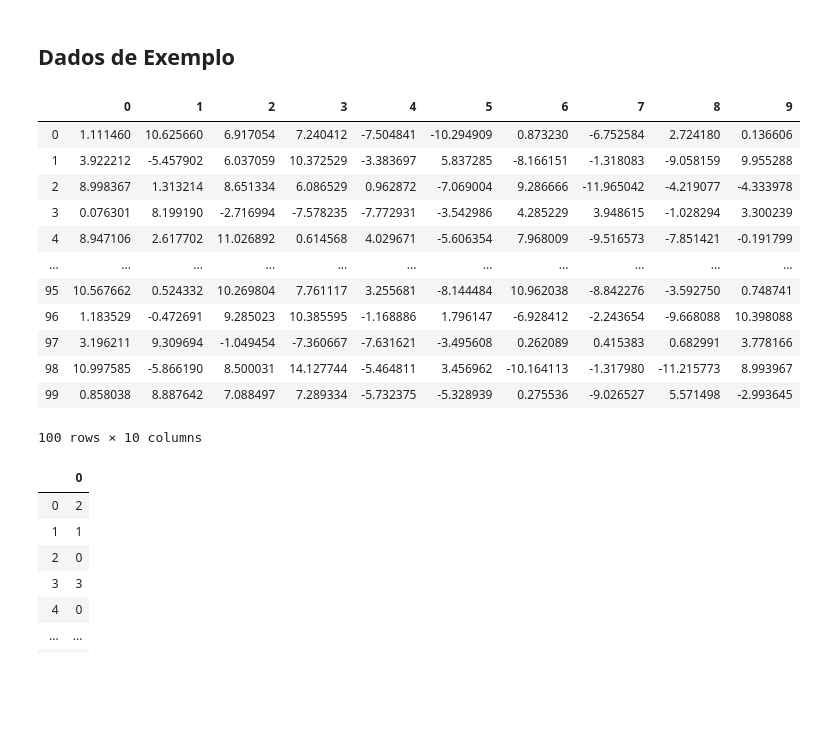
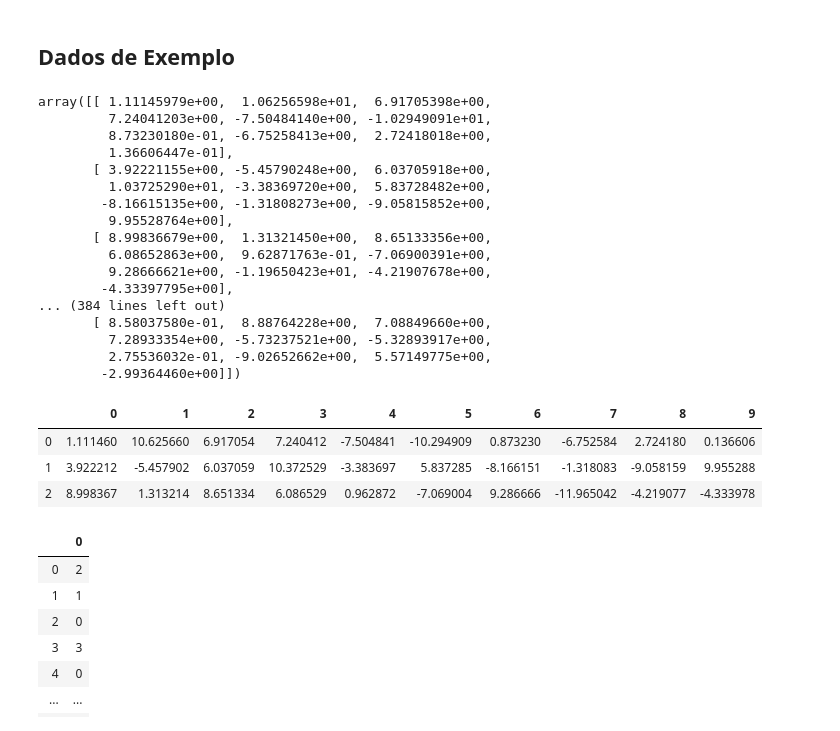
Before and after one commit to gabubellon/xp-ds-joi-2019, a Jupyter notebook: semana06/01.semana06.ipynb, the cells around one changed output. Drawn from its saved outputs; the diff is of its cells as text; code cells hidden in the pictures; blank space fills up the shorter version.

```diff
--- a/semana06/01.semana06.ipynb
+++ b/semana06/01.semana06.ipynb
@@ -24,22 +24,33 @@ X1, Y1 = make_blobs(n_features=10,
          n_samples=100,
          centers=4, random_state=4,
          cluster_std=2)
+# %%
+X1
+# %% [output]
+array([[ 1.11145979e+00,  1.06256598e+01,  6.91705398e+00,
+         7.24041203e+00, -7.50484140e+00, -1.02949091e+01,
+         8.73230180e-01, -6.75258413e+00,  2.72418018e+00,
+         1.36606447e-01],
+       [ 3.92221155e+00, -5.45790248e+00,  6.03705918e+00,
+         1.03725290e+01, -3.38369720e+00,  5.83728482e+00,
+        -8.16615135e+00, -1.31808273e+00, -9.05815852e+00,
+         9.95528764e+00],
+       [ 8.99836679e+00,  1.31321450e+00,  8.65133356e+00,
+         6.08652863e+00,  9.62871763e-01, -7.06900391e+00,
+         9.28666621e+00, -1.19650423e+01, -4.21907678e+00,
+        -4.33397795e+00],
+... (384 lines left out)
+       [ 8.58037580e-01,  8.88764228e+00,  7.08849660e+00,
+         7.28933354e+00, -5.73237521e+00, -5.32893917e+00,
+         2.75536032e-01, -9.02652662e+00,  5.57149775e+00,
+        -2.99364460e+00]])
 # %%
-pd.DataFrame(X1)
+pd.DataFrame(X1).head(3)
 # %% [output]
 |  | 0 | 1 | 2 | 3 | 4 | 5 | 6 | 7 | 8 | 9 |
 | 0 | 1.111460 | 10.625660 | 6.917054 | 7.240412 | -7.504841 | -10.294909 | 0.873230 | -6.752584 | 2.724180 | 0.136606 |
 | 1 | 3.922212 | -5.457902 | 6.037059 | 10.372529 | -3.383697 | 5.837285 | -8.166151 | -1.318083 | -9.058159 | 9.955288 |
 | 2 | 8.998367 | 1.313214 | 8.651334 | 6.086529 | 0.962872 | -7.069004 | 9.286666 | -11.965042 | -4.219077 | -4.333978 |
-| 3 | 0.076301 | 8.199190 | -2.716994 | -7.578235 | -7.772931 | -3.542986 | 4.285229 | 3.948615 | -1.028294 | 3.300239 |
-| 4 | 8.947106 | 2.617702 | 11.026892 | 0.614568 | 4.029671 | -5.606354 | 7.968009 | -9.516573 | -7.851421 | -0.191799 |
-| ... | ... | ... | ... | ... | ... | ... | ... | ... | ... | ... |
-| 95 | 10.567662 | 0.524332 | 10.269804 | 7.761117 | 3.255681 | -8.144484 | 10.962038 | -8.842276 | -3.592750 | 0.748741 |
-| 96 | 1.183529 | -0.472691 | 9.285023 | 10.385595 | -1.168886 | 1.796147 | -6.928412 | -2.243654 | -9.668088 | 10.398088 |
-| 97 | 3.196211 | 9.309694 | -1.049454 | -7.360667 | -7.631621 | -3.495608 | 0.262089 | 0.415383 | 0.682991 | 3.778166 |
-| 98 | 10.997585 | -5.866190 | 8.500031 | 14.127744 | -5.464811 | 3.456962 | -10.164113 | -1.317980 | -11.215773 | 8.993967 |
-| 99 | 0.858038 | 8.887642 | 7.088497 | 7.289334 | -5.732375 | -5.328939 | 0.275536 | -9.026527 | 5.571498 | -2.993645 |
-100 rows × 10 columns
 # %%
 pd.DataFrame(Y1)
 # %% [output]
```
Also changed, not shown: parts of 9 cells of this notebook.
